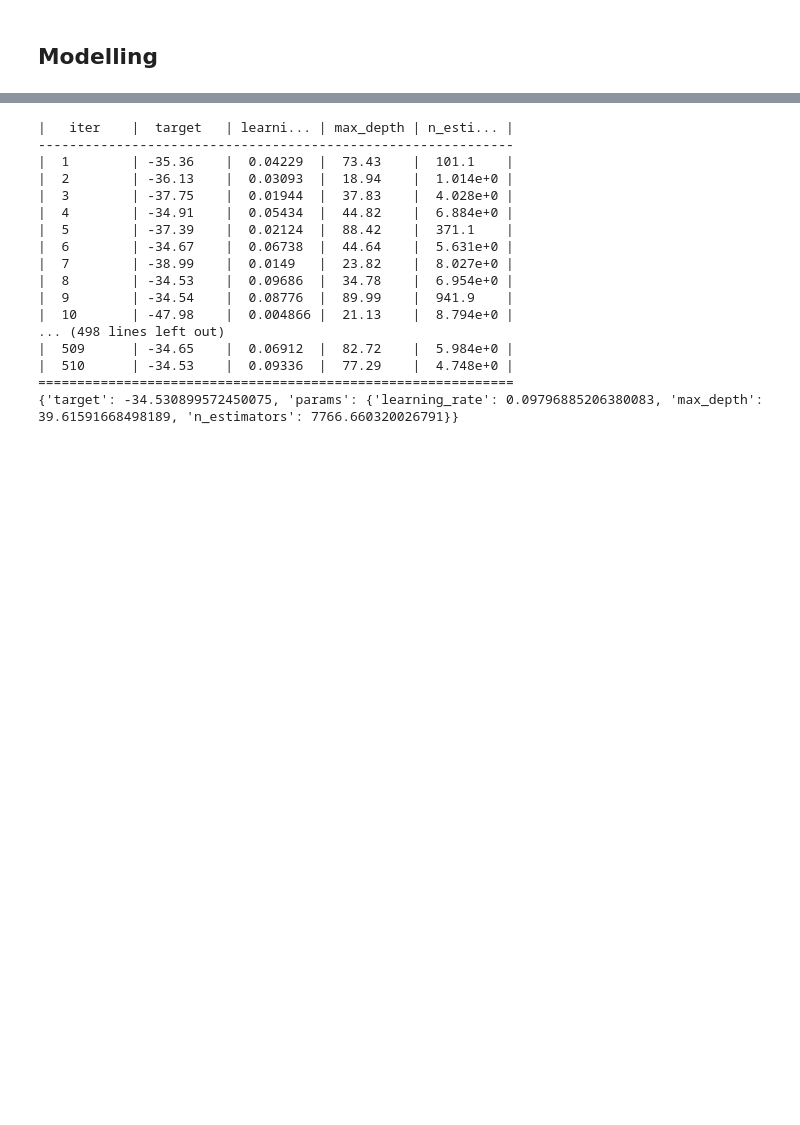
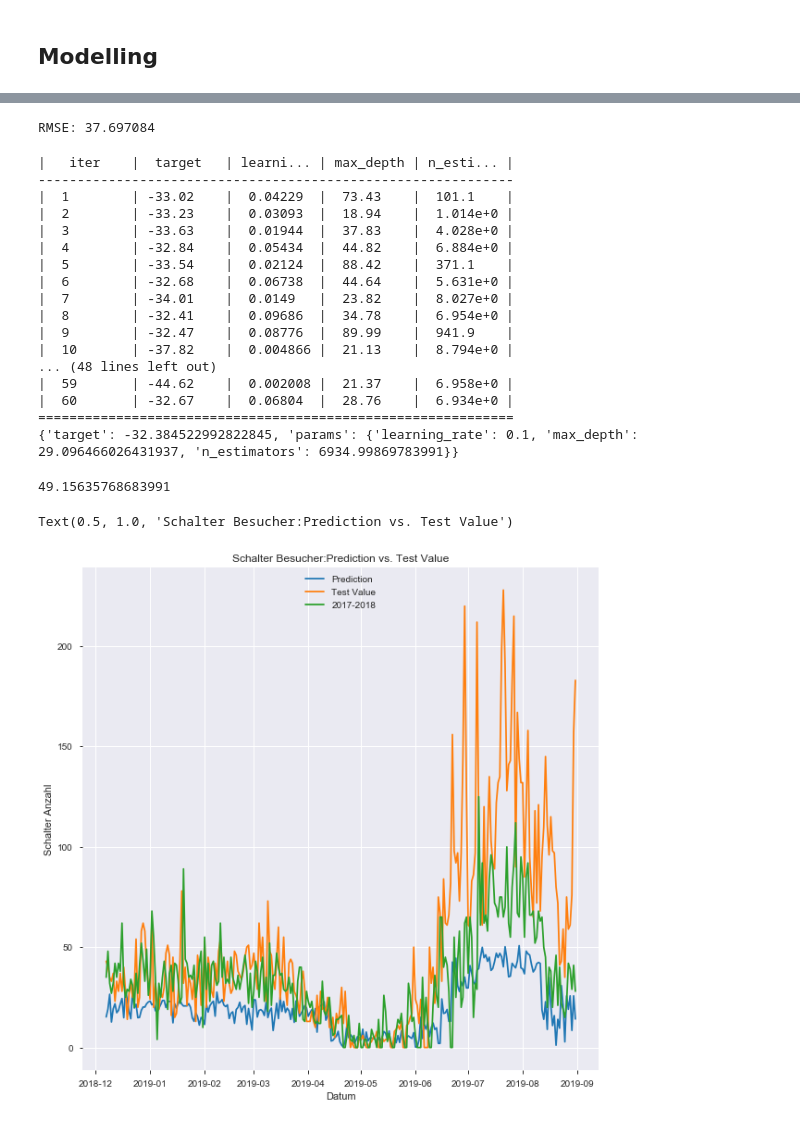
Before and after one commit to OpentourismOfficeForecast/forecast5.1, a Jupyter notebook: arosa_code/XGBoost_Model_v2.ipynb, the cells around one changed output, grey strips where cells are left out. Drawn from its saved outputs; the diff is of its cells as text; code cells hidden in the pictures; blank space fills up the shorter version.

```diff
--- a/arosa_code/XGBoost_Model_v2.ipynb
+++ b/arosa_code/XGBoost_Model_v2.ipynb
@@ -400,3 +477,11 @@ RMSE: 35.114998
+# %%
+preds_2 = randomized_neg_mse.predict(X_test)
+
+rmse_2 = np.sqrt(mean_squared_error(y_test,preds_2))
+
+print("RMSE: %f" % (rmse_2))
+# %% [output]
+RMSE: 37.697084
 # %%
 def train_model(max_depth,
                 n_estimators,
@@ -420,7 +505,7 @@ def train_model(max_depth,
 #     preds = xgb_fit.predict(DM_test)
 #     mse = mean_absolute_error(preds, y_test)
 
-    xg_reg = xgb.train(params = params, dtrain=DM_train, num_boost_round=10)
+    xg_reg = xgb.train(params = params, dtrain=DM_train, num_boost_round=50)
     preds = xg_reg.predict(DM_test)
     mse = np.sqrt(mean_squared_error(preds, y_test))
     return -mse
@@ -437,38 +522,55 @@ optimizer = BayesianOptimization(
     random_state=1,
     verbose=2,
 )
-best = optimizer.maximize(init_points=500, n_iter= 10)
+best = optimizer.maximize(init_points=50, n_iter= 10)
 print(optimizer.max)
 # %% [output]
 |   iter    |  target   | learni... | max_depth | n_esti... |
 -------------------------------------------------------------
-|  1        | -35.36    |  0.04229  |  73.43    |  101.1    |
-|  2        | -36.13    |  0.03093  |  18.94    |  1.014e+0 |
-|  3        | -37.75    |  0.01944  |  37.83    |  4.028e+0 |
-|  4        | -34.91    |  0.05434  |  44.82    |  6.884e+0 |
-|  5        | -37.39    |  0.02124  |  88.42    |  371.1    |
-|  6        | -34.67    |  0.06738  |  44.64    |  5.631e+0 |
-|  7        | -38.99    |  0.0149   |  23.82    |  8.027e+0 |
-|  8        | -34.53    |  0.09686  |  34.78    |  6.954e+0 |
-|  9        | -34.54    |  0.08776  |  89.99    |  941.9    |
-|  10       | -47.98    |  0.004866 |  21.13    |  8.794e+0 |
-... (498 lines left out)
-|  509      | -34.65    |  0.06912  |  82.72    |  5.984e+0 |
-|  510      | -34.53    |  0.09336  |  77.29    |  4.748e+0 |
+|  1        | -33.02    |  0.04229  |  73.43    |  101.1    |
+|  2        | -33.23    |  0.03093  |  18.94    |  1.014e+0 |
+|  3        | -33.63    |  0.01944  |  37.83    |  4.028e+0 |
+|  4        | -32.84    |  0.05434  |  44.82    |  6.884e+0 |
+|  5        | -33.54    |  0.02124  |  88.42    |  371.1    |
+|  6        | -32.68    |  0.06738  |  44.64    |  5.631e+0 |
+|  7        | -34.01    |  0.0149   |  23.82    |  8.027e+0 |
+|  8        | -32.41    |  0.09686  |  34.78    |  6.954e+0 |
+|  9        | -32.47    |  0.08776  |  89.99    |  941.9    |
+|  10       | -37.82    |  0.004866 |  21.13    |  8.794e+0 |
+... (48 lines left out)
+|  59       | -44.62    |  0.002008 |  21.37    |  6.958e+0 |
+|  60       | -32.67    |  0.06804  |  28.76    |  6.934e+0 |
 =============================================================
-{'target': -34.530899572450075, 'params': {'learning_rate': 0.09796885206380083, 'max_depth': 39.61591668498189, 'n_estimators': 7766.660320026791}}
+{'target': -32.384522992822845, 'params': {'learning_rate': 0.1, 'max_depth': 29.096466026431937, 'n_estimators': 6934.99869783991}}
+# %%
+params2 = {
+    'n_estimators': int(optimizer.max['params']['n_estimators']),
+    'max_depth': int(optimizer.max['params']['max_depth']),
+    'learning_rate':optimizer.max['params']['learning_rate'],
+    'n_jobs': 8 #number of CPU threads
+}
+
+xg_reg = xgb.train(params = params2, dtrain=DM_train, num_boost_round=10)
+preds = xg_reg.predict(DM_test)
+mse = np.sqrt(mean_squared_error(preds, y_test))
+mse
+# %% [output]
+49.15635768683991
 # %%
 width = 10
 height = 10
 plt.figure(figsize=(width, height))
 t = pd.date_range(start='2018-12-07',end='2019-08-31')
 
 plt.plot
-plt.plot(t, y_pred)
+plt.plot(t, preds)
 plt.plot(t, y_test_2)
 plt.plot(t, df.iloc[705:973,-4])
 
 plt.xlabel('Datum')
 plt.ylabel('Schalter Anzahl')
 plt.legend(('Prediction', 'Test Value','2017-2018'), loc='upper center')
 plt.title('Schalter Besucher:Prediction vs. Test Value')
+# %% [output]
+Text(0.5, 1.0, 'Schalter Besucher:Prediction vs. Test Value')
+[figure, added]
```
Also changed, not shown: parts of 15 cells of this notebook.
